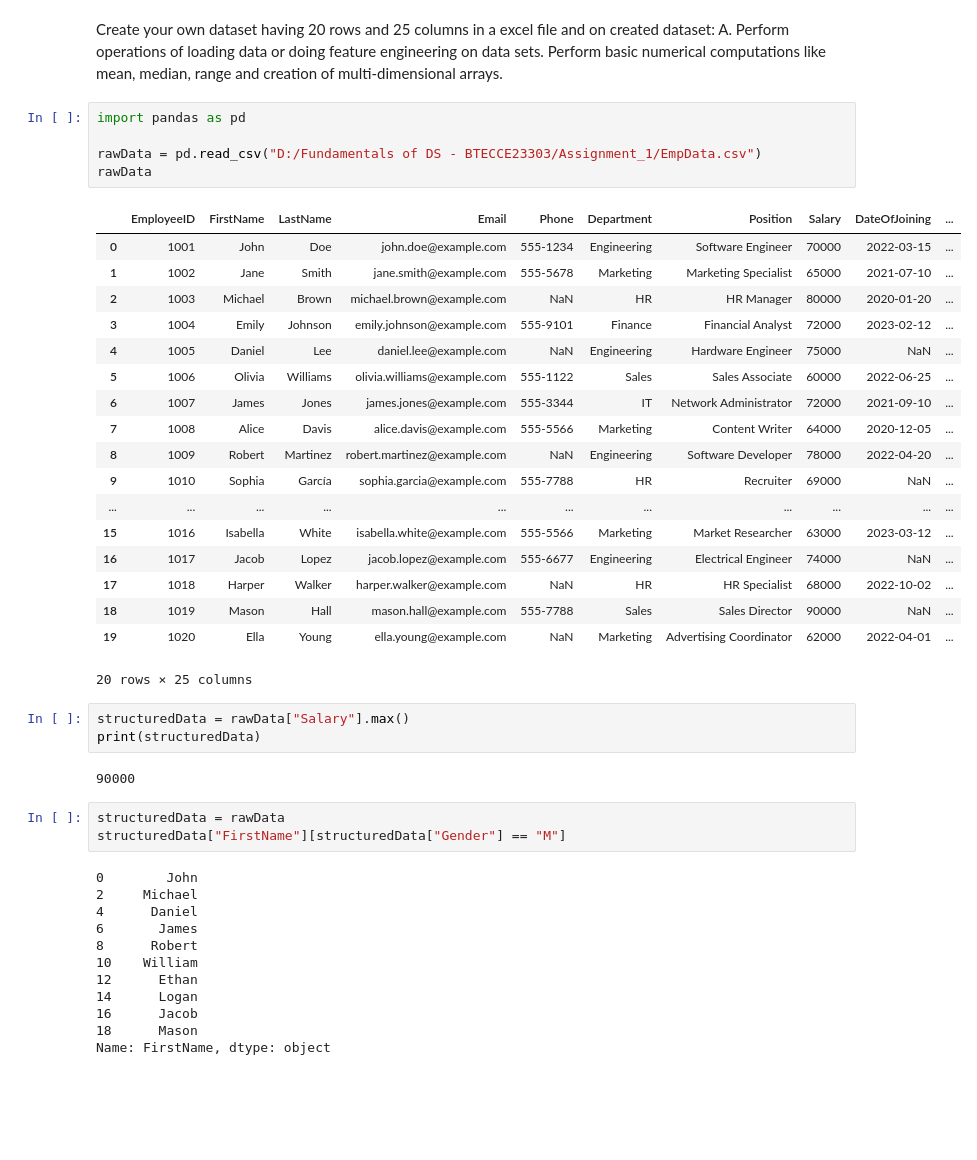
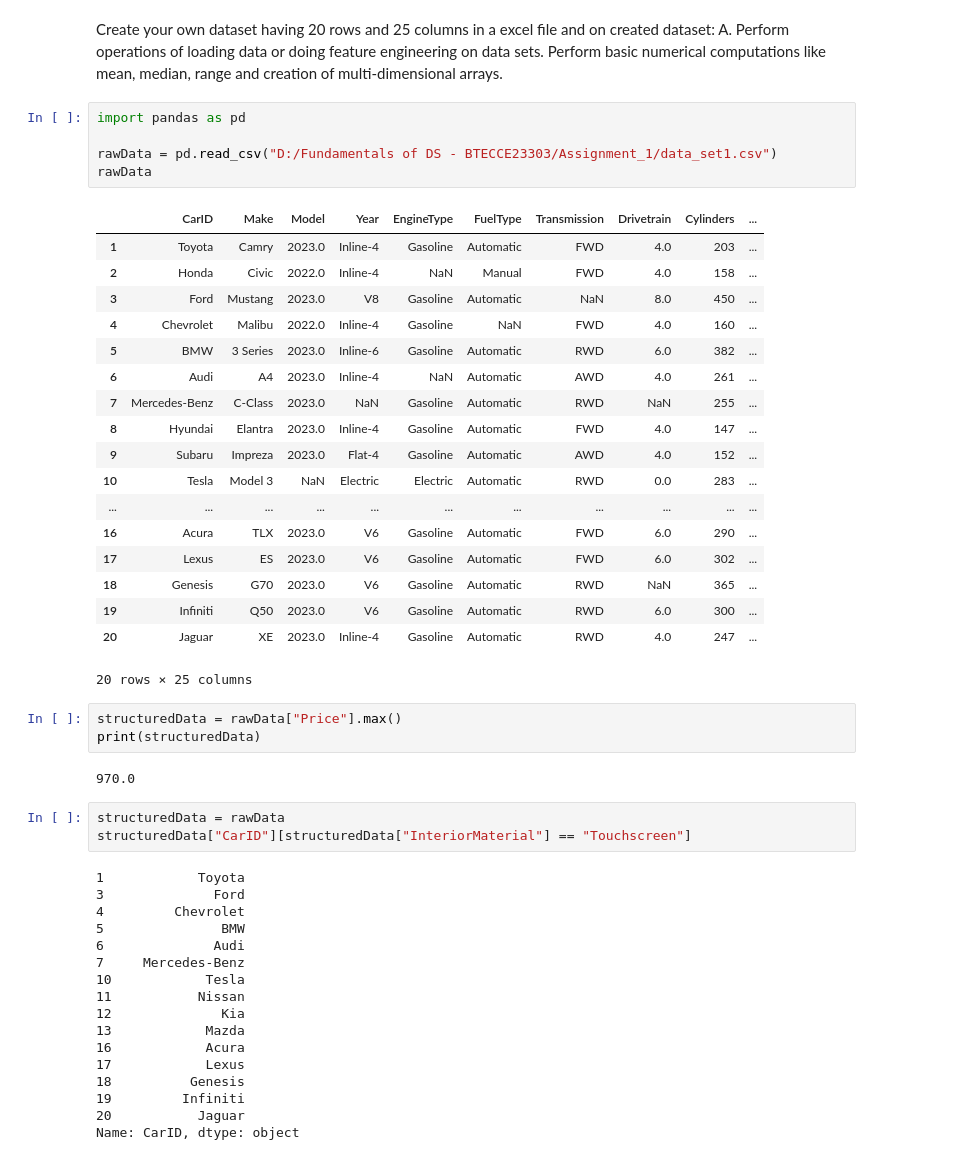
Before and after one commit to anuuragg/FDS-23303, a Jupyter notebook: Assignment_1/Assignment_1A.ipynb, the cells around one changed output. Cells and saved outputs as stored; diff of their text form; blank space fills up the shorter version.

```diff
--- a/Assignment_1/Assignment_1A.ipynb
+++ b/Assignment_1/Assignment_1A.ipynb
@@ -4,47 +4,52 @@ A. Perform operations of loading data or doing feature engineering on data sets.
 # %%
 import pandas as pd
 
-rawData = pd.read_csv("D:/Fundamentals of DS - BTECCE23303/Assignment_1/EmpData.csv")
+rawData = pd.read_csv("D:/Fundamentals of DS - BTECCE23303/Assignment_1/data_set1.csv")
 rawData
 # %% [output]
-|  | EmployeeID | FirstName | LastName | Email | Phone | Department | Position | Salary | DateOfJoining | ... |
-| 0 | 1001 | John | Doe | john.doe@example.com | 555-1234 | Engineering | Software Engineer | 70000 | 2022-03-15 | ... |
-| 1 | 1002 | Jane | Smith | jane.smith@example.com | 555-5678 | Marketing | Marketing Specialist | 65000 | 2021-07-10 | ... |
-| 2 | 1003 | Michael | Brown | michael.brown@example.com | NaN | HR | HR Manager | 80000 | 2020-01-20 | ... |
-| 3 | 1004 | Emily | Johnson | emily.johnson@example.com | 555-9101 | Finance | Financial Analyst | 72000 | 2023-02-12 | ... |
-| 4 | 1005 | Daniel | Lee | daniel.lee@example.com | NaN | Engineering | Hardware Engineer | 75000 | NaN | ... |
-| 5 | 1006 | Olivia | Williams | olivia.williams@example.com | 555-1122 | Sales | Sales Associate | 60000 | 2022-06-25 | ... |
-| 6 | 1007 | James | Jones | james.jones@example.com | 555-3344 | IT | Network Administrator | 72000 | 2021-09-10 | ... |
-| 7 | 1008 | Alice | Davis | alice.davis@example.com | 555-5566 | Marketing | Content Writer | 64000 | 2020-12-05 | ... |
-| 8 | 1009 | Robert | Martinez | robert.martinez@example.com | NaN | Engineering | Software Developer | 78000 | 2022-04-20 | ... |
-| 9 | 1010 | Sophia | García | sophia.garcia@example.com | 555-7788 | HR | Recruiter | 69000 | NaN | ... |
+|  | CarID | Make | Model | Year | EngineType | FuelType | Transmission | Drivetrain | Cylinders | ... |
+| 1 | Toyota | Camry | 2023.0 | Inline-4 | Gasoline | Automatic | FWD | 4.0 | 203 | ... |
+| 2 | Honda | Civic | 2022.0 | Inline-4 | NaN | Manual | FWD | 4.0 | 158 | ... |
+| 3 | Ford | Mustang | 2023.0 | V8 | Gasoline | Automatic | NaN | 8.0 | 450 | ... |
+| 4 | Chevrolet | Malibu | 2022.0 | Inline-4 | Gasoline | NaN | FWD | 4.0 | 160 | ... |
+| 5 | BMW | 3 Series | 2023.0 | Inline-6 | Gasoline | Automatic | RWD | 6.0 | 382 | ... |
+| 6 | Audi | A4 | 2023.0 | Inline-4 | NaN | Automatic | AWD | 4.0 | 261 | ... |
+| 7 | Mercedes-Benz | C-Class | 2023.0 | NaN | Gasoline | Automatic | RWD | NaN | 255 | ... |
+| 8 | Hyundai | Elantra | 2023.0 | Inline-4 | Gasoline | Automatic | FWD | 4.0 | 147 | ... |
+| 9 | Subaru | Impreza | 2023.0 | Flat-4 | Gasoline | Automatic | AWD | 4.0 | 152 | ... |
+| 10 | Tesla | Model 3 | NaN | Electric | Electric | Automatic | RWD | 0.0 | 283 | ... |
 | ... | ... | ... | ... | ... | ... | ... | ... | ... | ... | ... |
-| 15 | 1016 | Isabella | White | isabella.white@example.com | 555-5566 | Marketing | Market Researcher | 63000 | 2023-03-12 | ... |
-| 16 | 1017 | Jacob | Lopez | jacob.lopez@example.com | 555-6677 | Engineering | Electrical Engineer | 74000 | NaN | ... |
-| 17 | 1018 | Harper | Walker | harper.walker@example.com | NaN | HR | HR Specialist | 68000 | 2022-10-02 | ... |
-| 18 | 1019 | Mason | Hall | mason.hall@example.com | 555-7788 | Sales | Sales Director | 90000 | NaN | ... |
-| 19 | 1020 | Ella | Young | ella.young@example.com | NaN | Marketing | Advertising Coordinator | 62000 | 2022-04-01 | ... |
+| 16 | Acura | TLX | 2023.0 | V6 | Gasoline | Automatic | FWD | 6.0 | 290 | ... |
+| 17 | Lexus | ES | 2023.0 | V6 | Gasoline | Automatic | FWD | 6.0 | 302 | ... |
+| 18 | Genesis | G70 | 2023.0 | V6 | Gasoline | Automatic | RWD | NaN | 365 | ... |
+| 19 | Infiniti | Q50 | 2023.0 | V6 | Gasoline | Automatic | RWD | 6.0 | 300 | ... |
+| 20 | Jaguar | XE | 2023.0 | Inline-4 | Gasoline | Automatic | RWD | 4.0 | 247 | ... |
 20 rows × 25 columns
 # %%
-structuredData = rawData["Salary"].max()
+structuredData = rawData["Price"].max()
 print(structuredData)
 # %% [output]
-90000
+970.0
 # %%
 structuredData = rawData
-structuredData["FirstName"][structuredData["Gender"] == "M"]
+structuredData["CarID"][structuredData["InteriorMaterial"] == "Touchscreen"]
 # %% [output]
-0        John
-2     Michael
-4      Daniel
-6       James
-8      Robert
-10    William
-12      Ethan
-14      Logan
-16      Jacob
-18      Mason
-Name: FirstName, dtype: object
+1            Toyota
+3              Ford
+4         Chevrolet
+5               BMW
+6              Audi
+7     Mercedes-Benz
+10            Tesla
+11           Nissan
+12              Kia
+13            Mazda
+16            Acura
+17            Lexus
+18          Genesis
+19         Infiniti
+20           Jaguar
+Name: CarID, dtype: object
 # %%
 structuredData.fillna("-")
 # %% [output]
```
Also changed, not shown: parts of 1 cell of this notebook, 1 other file.
